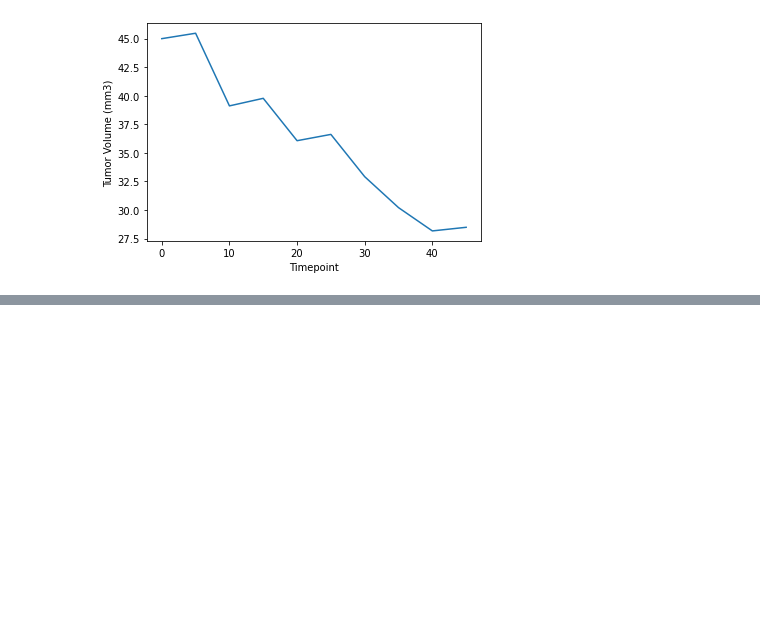
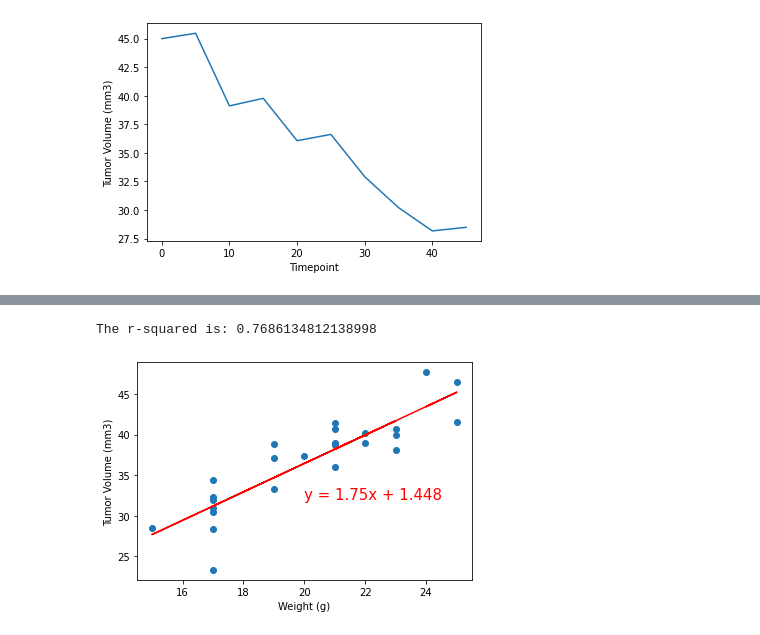
Before and after one commit to CaitlinBerryman/matplotlib-challenge, a Jupyter notebook: script.ipynb, the cells around one changed output, grey strips where cells are left out. Drawn from its saved outputs; the diff is of its cells as text; code cells hidden in the pictures; blank space fills up the shorter version.

```diff
--- a/script.ipynb
+++ b/script.ipynb
@@ -234,3 +252,7 @@ plt.ylabel("Tumor Volume (mm3)")
 plt.show()
 # %% [output]
 [figure]
+# %%
+# plot scatter for capomulin mice
+capomulin_df = finaltumour_df.loc[finaltumour_df["Drug Regimen"] == "Capomulin"]
+capomulin_df
@@ -236,0 +277,21 @@ plt.show()
+# %%
+# scatter + linear regression
+weight = capomulin_df["Weight (g)"]
+tumour_mice = capomulin_df["Tumor Volume (mm3)"]
+
+plt.scatter(weight, tumour_mice)
+plt.xlabel("Weight (g)")
+plt.ylabel("Tumor Volume (mm3)")
+
+# line info
+(slope, intercept, rvalue, pvalue, stderr) = st.linregress(weight, tumour_mice)
+line_eq = "y = " + str(round(slope,3)) + "x + " + str(round(intercept,3))
+regress_values = weight * slope + intercept
+plt.plot(weight,regress_values,"r-")
+plt.annotate(line_eq,(20,32),fontsize=15,color="red")
+
+print(f"The r-squared is: {rvalue**2}")
+plt.show()
+# %% [output]
+The r-squared is: 0.7686134812138998
+[figure, added]
```
Also changed, not shown: parts of 8 cells of this notebook.
